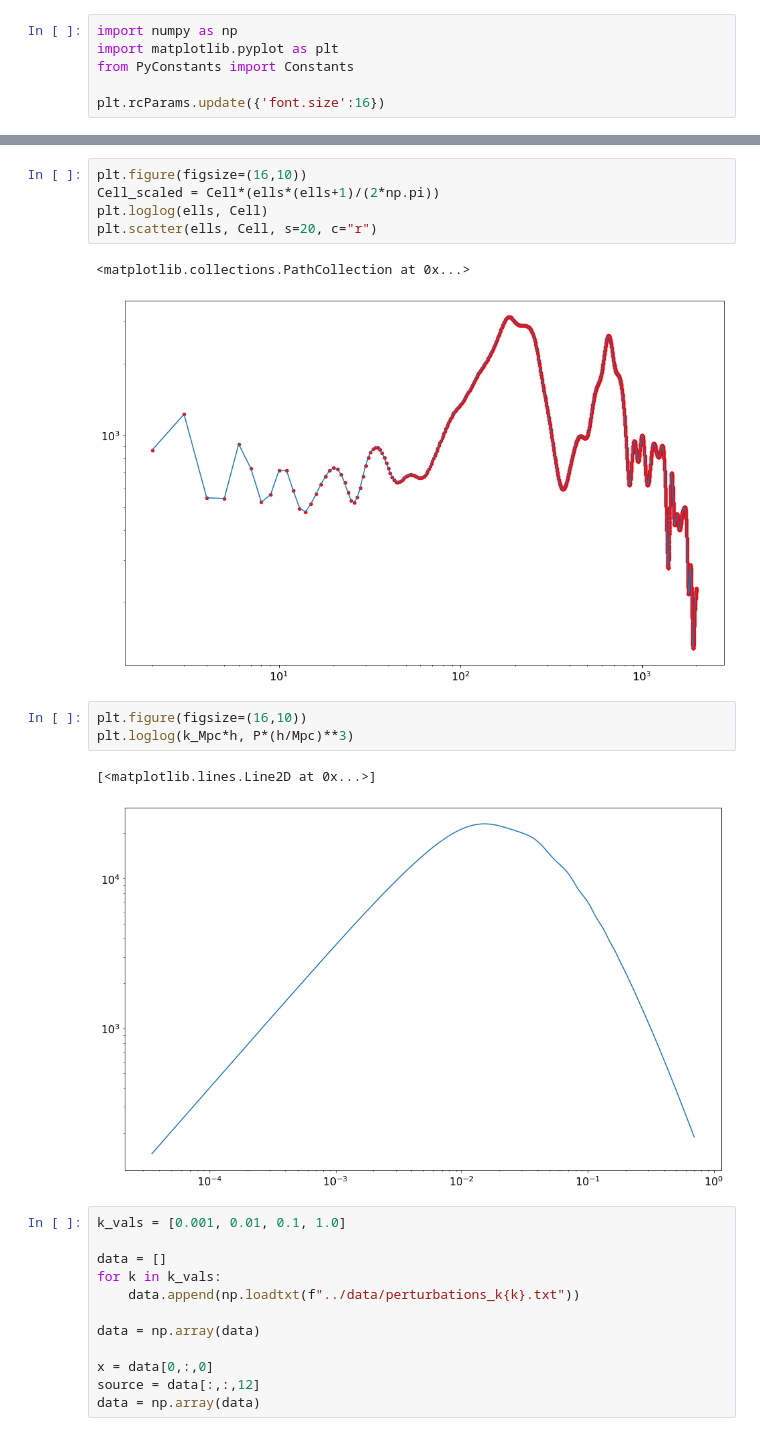
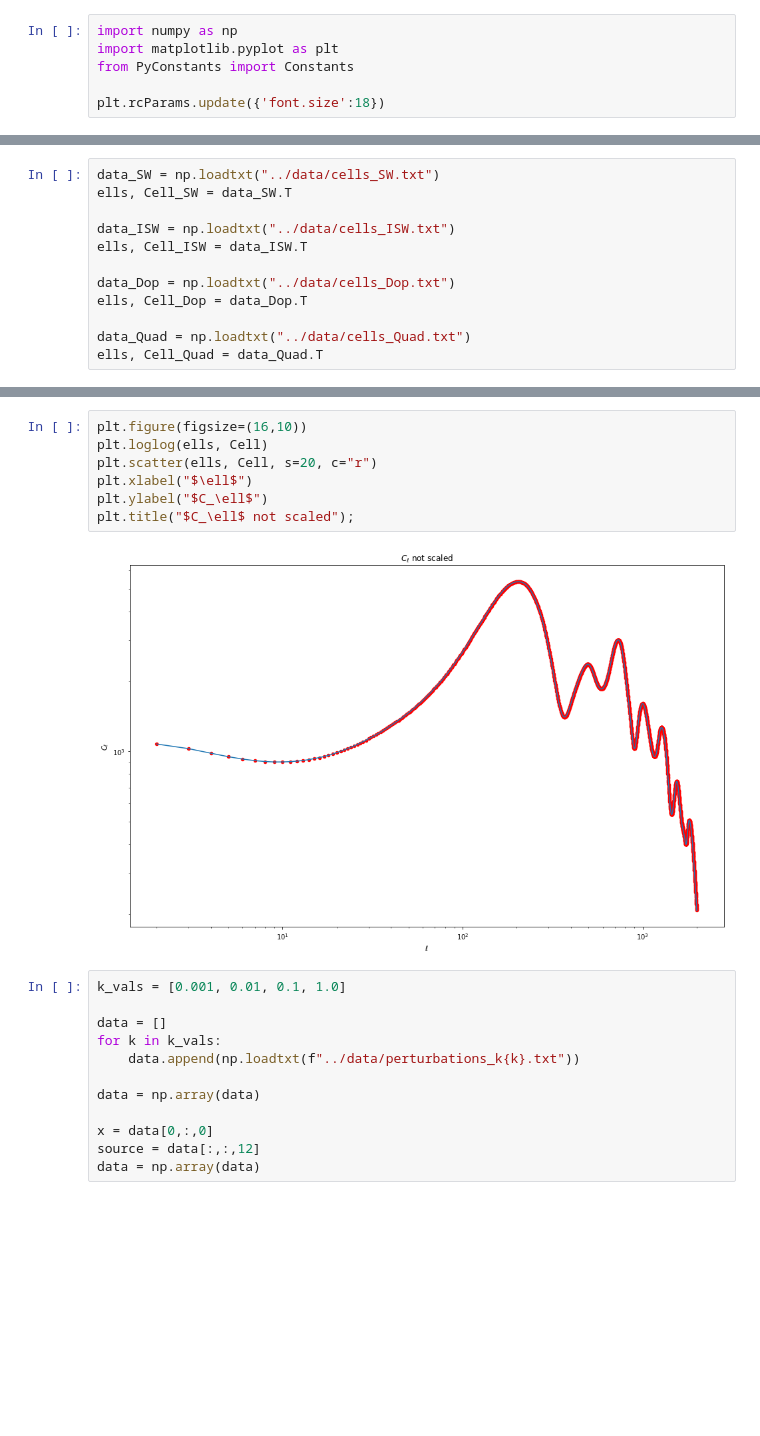
Before and after one commit to asdfbat/AST5220, a Jupyter notebook: Project/Python/m4_plotting.ipynb, the cells around one changed output, grey strips where cells are left out. Drawn from its saved outputs; the diff is of its cells as text; blank space fills up the shorter version.

```diff
--- a/Project/Python/m4_plotting.ipynb
+++ b/Project/Python/m4_plotting.ipynb
@@ -3,4 +3,4 @@ import numpy as np
 import matplotlib.pyplot as plt
 from PyConstants import Constants
 
-plt.rcParams.update({'font.size':16})
+plt.rcParams.update({'font.size':18})
@@ -6,0 +24,12 @@ plt.rcParams.update({'font.size':16})
+# %%
+data_SW = np.loadtxt("../data/cells_SW.txt")
+ells, Cell_SW = data_SW.T
+
+data_ISW = np.loadtxt("../data/cells_ISW.txt")
+ells, Cell_ISW = data_ISW.T
+
+data_Dop = np.loadtxt("../data/cells_Dop.txt")
+ells, Cell_Dop = data_Dop.T
+
+data_Quad = np.loadtxt("../data/cells_Quad.txt")
+ells, Cell_Quad = data_Quad.T
@@ -48,17 +185,12 @@ plt.ylabel("$\Theta_\ell(k)$");
 # %%
 plt.figure(figsize=(16,10))
-Cell_scaled = Cell*(ells*(ells+1)/(2*np.pi))
 plt.loglog(ells, Cell)
 plt.scatter(ells, Cell, s=20, c="r")
+plt.xlabel("$\ell$")
+plt.ylabel("$C_\ell$")
+plt.title("$C_\ell$ not scaled");
 # %% [output]
-<matplotlib.collections.PathCollection at 0x...>
-[figure, old version]
+[figure, new version]
-# %%
-plt.figure(figsize=(16,10))
-plt.loglog(k_Mpc*h, P*(h/Mpc)**3)
-# %% [output]
-[<matplotlib.lines.Line2D at 0x...>]
-[figure, removed]
 # %%
 k_vals = [0.001, 0.01, 0.1, 1.0]
 
```
Also changed, not shown: parts of 20 cells of this notebook, 39 other files.
